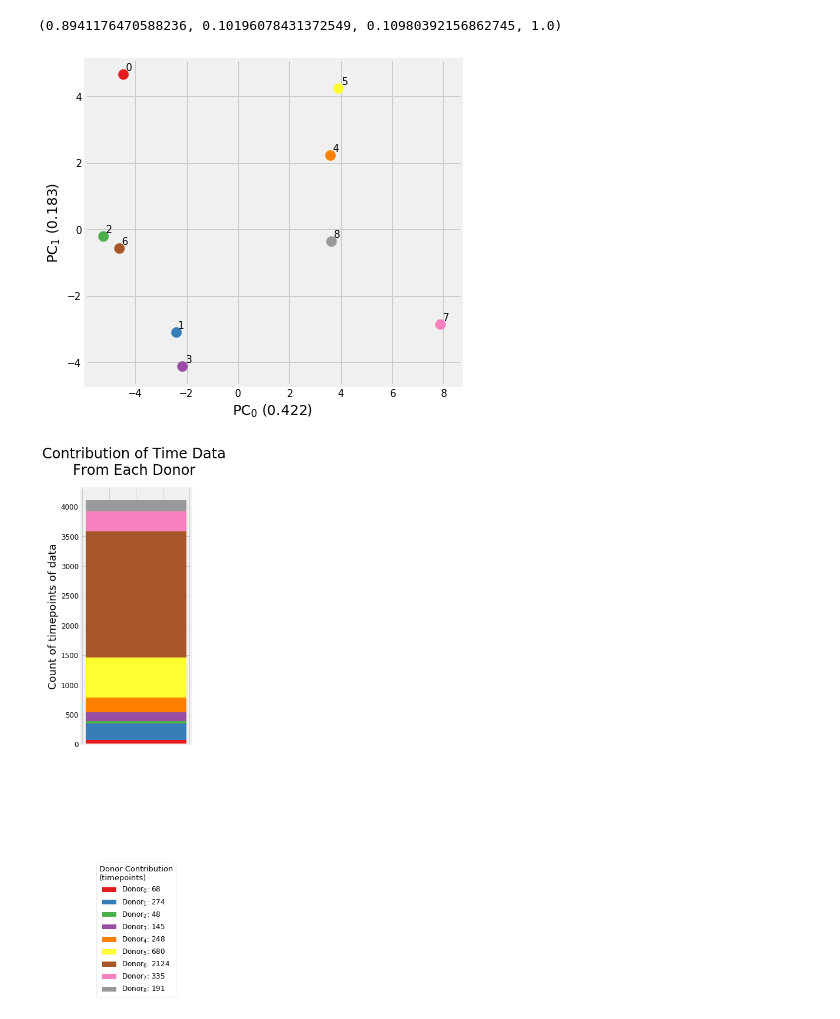
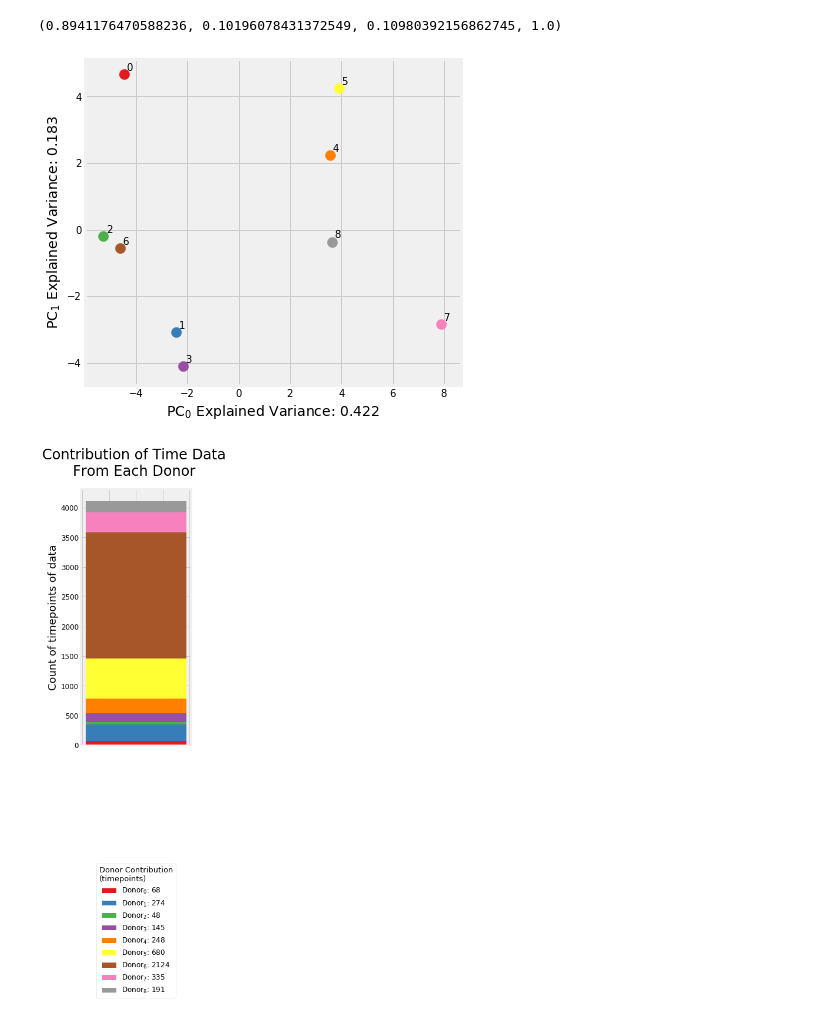
Before and after one commit to michaelwiest/microbiome-rnn, a Jupyter notebook: notebooks/Input Analysis.ipynb, the cells around one changed output. Cells and saved outputs as stored; diff of their text form; code cells hidden in the pictures.

```diff
--- a/notebooks/Input Analysis.ipynb
+++ b/notebooks/Input Analysis.ipynb
@@ -406,29 +405,29 @@ cmap(0)
 # %%
 
 
 fig, ax = plt.subplots(figsize=(6, 6))
 
 means = [np.mean(s, axis=1) for s in oh.samples]
 s = np.array(means)
 
 zs = clr(s, axis=1)
 pca = PCA(n_components=2)
 pca.fit(zs)
 t = pca.transform(zs)
 
 for i in range(t.shape[0]):
     plt.scatter(t[i, 0], t[i, 1], label=file_labs[i], s=100, c=cmap(i))
     plt.annotate(i, (t[i, 0] + 0.1, t[i, 1] + 0.1))
 # legend = plt.legend(frameon = 1, loc='upper right', ncol=1, fontsize=12, bbox_to_anchor=(1.2, 1))
 frame = legend.get_frame()
 frame.set_facecolor('white')
-ax.set_xlabel('PC$_0$ ({})'.format(str(pca.explained_variance_ratio_[0])[:5]), fontsize=14)
-ax.set_ylabel('PC$_1$ ({})'.format(str(pca.explained_variance_ratio_[1])[:5]), fontsize=14)
+ax.set_xlabel('PC$_0$ Explained Variance: {}'.format(str(pca.explained_variance_ratio_[0])[:5]), fontsize=14)
+ax.set_ylabel('PC$_1$ Explained Variance: {}'.format(str(pca.explained_variance_ratio_[1])[:5]), fontsize=14)
 # plt.title('PCA Performed Across Donors\n(Explained={})'.format(str(sum(pca.explained_variance_ratio_[:2]))[:5]),
 #           fontsize=24, y=1)
 plt.show()
 # %% [output]
-[figure, old version]
+[figure, new version]
 # %%
 su = sum([s.shape[1] for s in oh.samples])
 fracs = [s.shape[1] * 1.0 / su for s in oh.samples]
```
Also changed, not shown: parts of 10 cells of this notebook, 1 other file.
